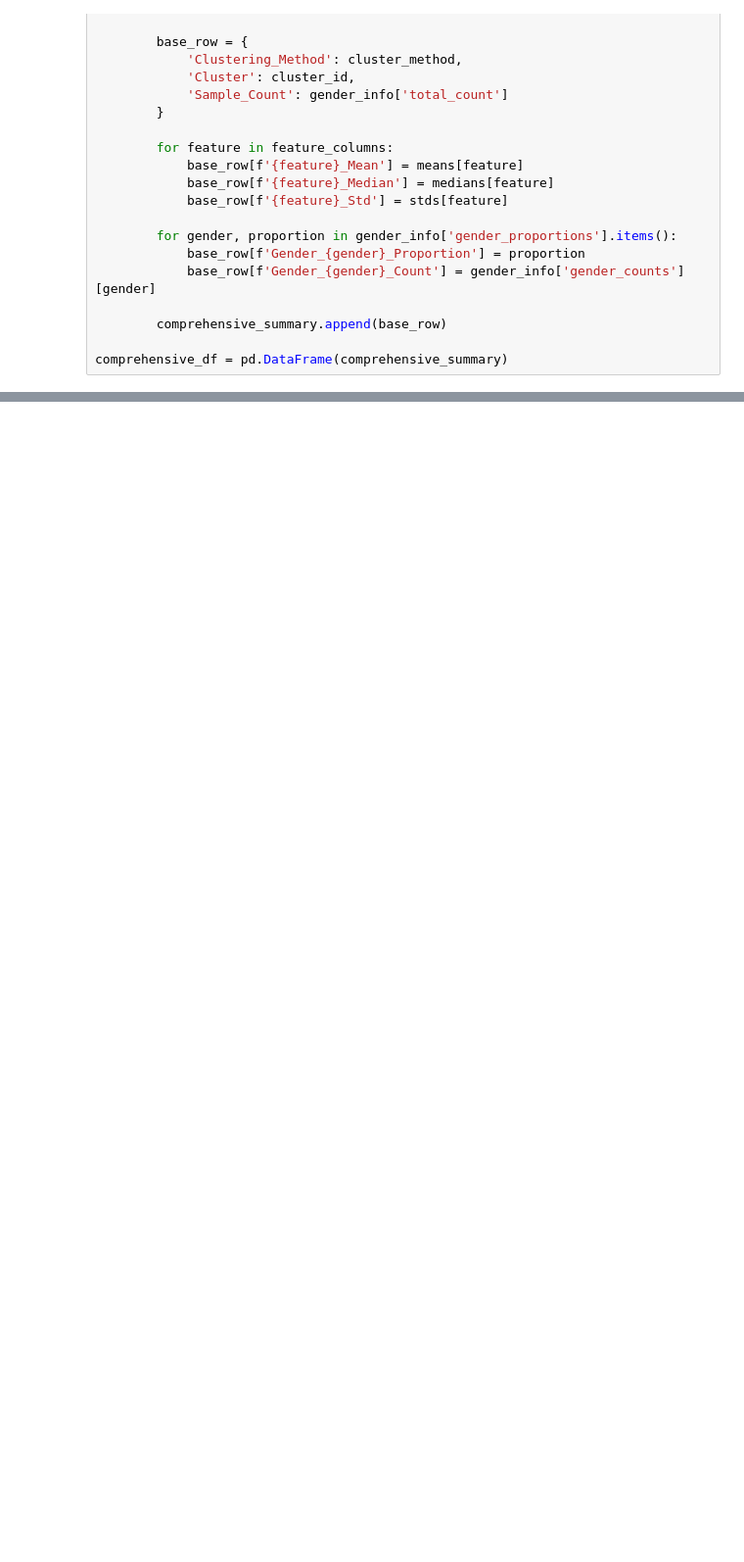
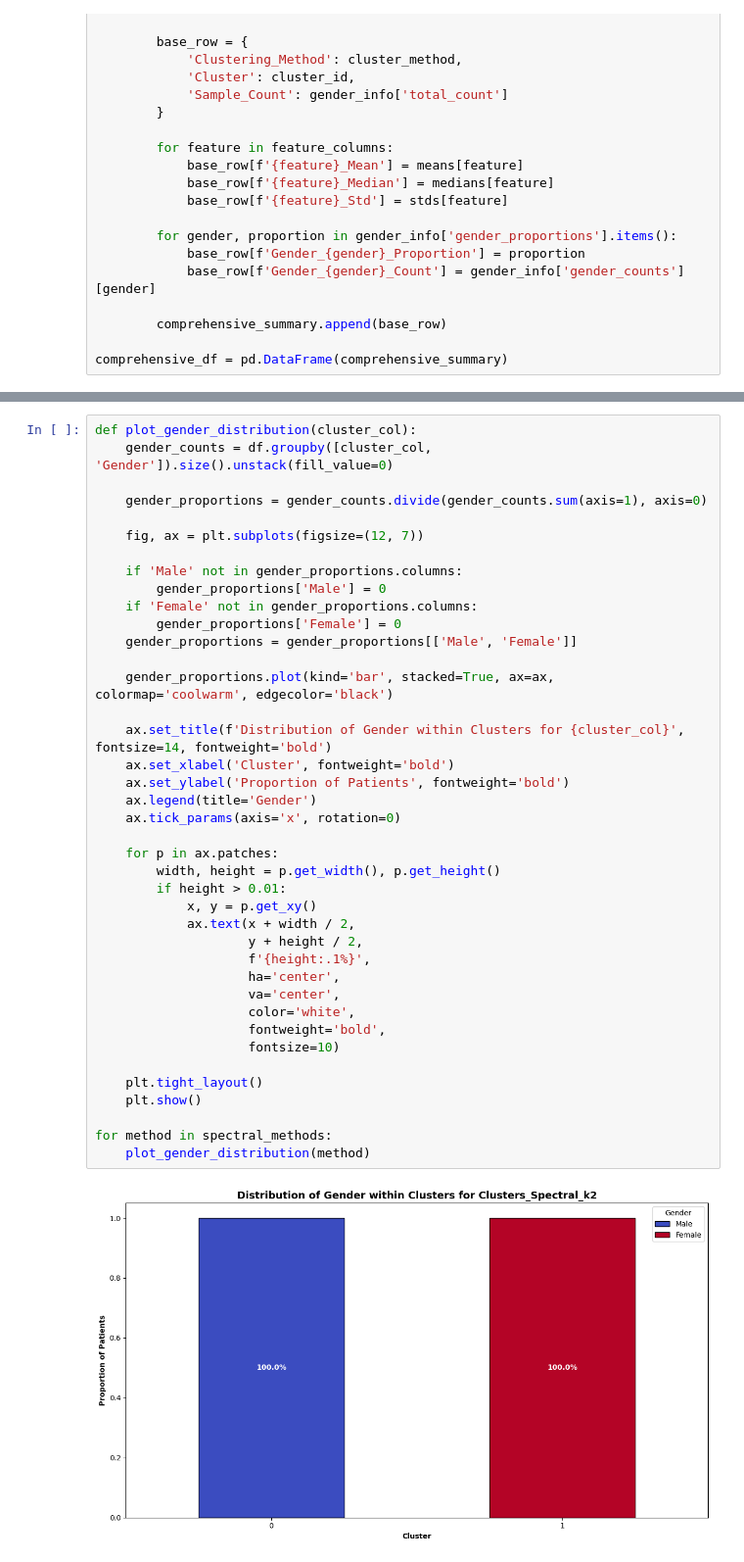
Before and after one commit to Filippo-Corti/ExplainableClustering, a Jupyter notebook: clustering_summaries.ipynb, the cells around one changed output, grey strips where cells are left out. Shown at 98% size. Drawn from its saved outputs; the diff is of its cells as text; blank space fills up the shorter version.

```diff
--- a/clustering_summaries.ipynb
+++ b/clustering_summaries.ipynb
@@ -90,0 +281,42 @@ comprehensive_df
+# %%
+def plot_gender_distribution(cluster_col):
+    gender_counts = df.groupby([cluster_col, 'Gender']).size().unstack(fill_value=0)
+
+    gender_proportions = gender_counts.divide(gender_counts.sum(axis=1), axis=0)
+
+    fig, ax = plt.subplots(figsize=(12, 7))
+
+    if 'Male' not in gender_proportions.columns:
+        gender_proportions['Male'] = 0
+    if 'Female' not in gender_proportions.columns:
+        gender_proportions['Female'] = 0
+    gender_proportions = gender_proportions[['Male', 'Female']]
+
+    gender_proportions.plot(kind='bar', stacked=True, ax=ax, colormap='coolwarm', edgecolor='black')
+
+    ax.set_title(f'Distribution of Gender within Clusters for {cluster_col}', fontsize=14, fontweight='bold')
+    ax.set_xlabel('Cluster', fontweight='bold')
+    ax.set_ylabel('Proportion of Patients', fontweight='bold')
+    ax.legend(title='Gender')
+    ax.tick_params(axis='x', rotation=0)
+
+    for p in ax.patches:
+        width, height = p.get_width(), p.get_height()
+        if height > 0.01:
+            x, y = p.get_xy()
+            ax.text(x + width / 2,
+                    y + height / 2,
+                    f'{height:.1%}',
+                    ha='center',
+                    va='center',
+                    color='white',
+                    fontweight='bold',
+                    fontsize=10)
+
+    plt.tight_layout()
+    plt.show()
+
+for method in spectral_methods:
+    plot_gender_distribution(method)
+# %% [output]
+[figure, added]
```
Also changed, not shown: parts of 10 cells of this notebook.
